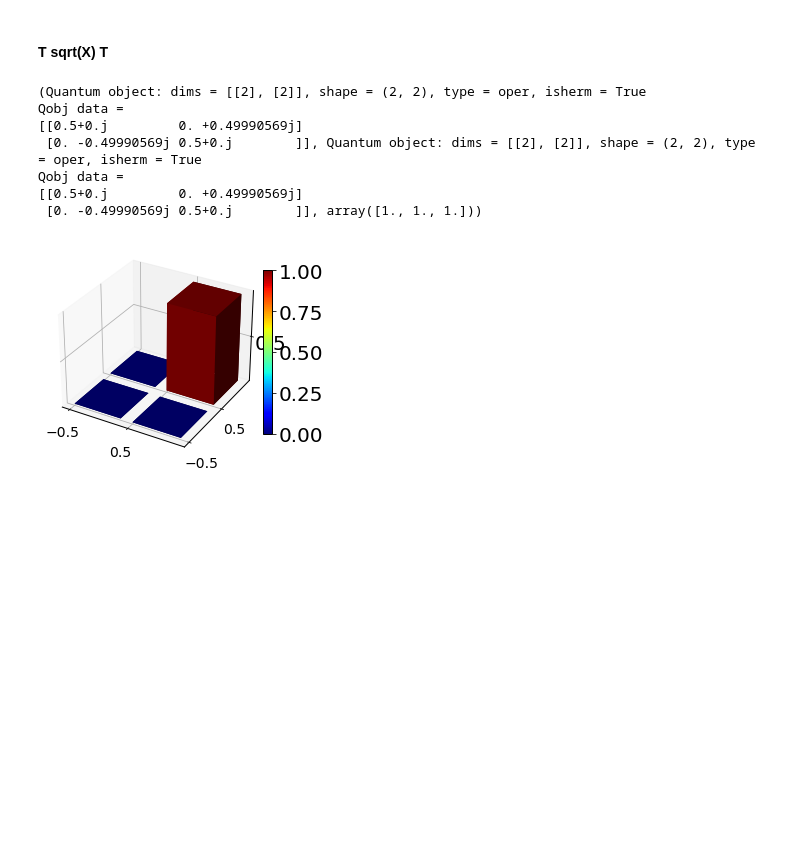
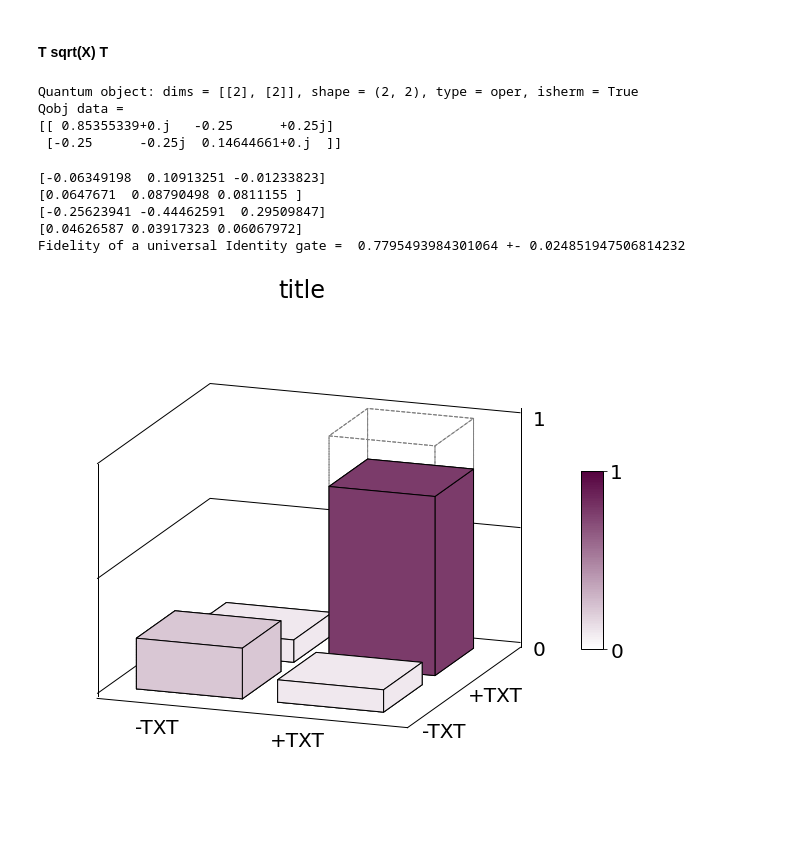
Before and after one commit to lukingroup/simnet, a Jupyter notebook: Notebooks/Blind_SingleNode_dataMatch.ipynb, the cells around one changed output. Cells and saved outputs as stored; diff of their text form; code cells hidden in the pictures; blank space fills up the shorter version.

```diff
--- a/Notebooks/Blind_SingleNode_dataMatch.ipynb
+++ b/Notebooks/Blind_SingleNode_dataMatch.ipynb
@@ -482,13 +456,0 @@ el_rho_final_ideal = TXT*el_initial_yp*TXT.dag()
-# %%
-phi_array  = [np.pi/2, np.pi/2, np.pi/2]
-
-rho_output = single_qubit_universal_blind_gate(el_initial_yp, imperfections, cluster_state_length, phi_array, mu)
-print(rho_output)
-# %% [output]
-(Quantum object: dims = [[2], [2]], shape = (2, 2), type = oper, isherm = True
-Qobj data =
-[[0.5+0.j         0. +0.49990569j]
- [0. -0.49990569j 0.5+0.j        ]], Quantum object: dims = [[2], [2]], shape = (2, 2), type = oper, isherm = True
-Qobj data =
-[[0.5+0.j         0. +0.49990569j]
- [0. -0.49990569j 0.5+0.j        ]], array([1., 1., 1.]))
@@ -680,4 +457,61 @@ el_initial_ym = qt.ket2dm(qt.basis(2, 0)- 1j* qt.basis(2, 1)).unit()
-# %%
-density_matrix_plot(U_transform_ztoy*el_initial_yp*U_transform_ztoy.dag())
-# %% [output]
-[figure, removed]
+# %%
+TsqXT = rz(np.pi/4)*rx(np.pi/2)*rz(np.pi/4)
+el_rho_final_ideal = TsqXT*el_initial_yp*TsqXT.dag()
+print(el_rho_final_ideal)
+# %% [output]
+Quantum object: dims = [[2], [2]], shape = (2, 2), type = oper, isherm = True
+Qobj data =
+[[ 0.85355339+0.j   -0.25      +0.25j]
+ [-0.25      -0.25j  0.14644661+0.j  ]]
+# %%
+n_rounds = 30 # estimate for 6 hrs of run
+
+rho_n_array_cl_txt = np.empty((0, 2, 2), dtype=complex)
+rho_n_array_s_txt = np.empty((0, 2, 2), dtype=complex)
+nxnynz_cl_array_txt =  np.empty((0, 3), dtype=float)
+nxnynz_s_array_txt =  np.empty((0, 3), dtype=float)
+fid_n =  np.empty((0, 2), dtype=float)
+
+for i in range(n_rounds):
+    # if i%100==0:
+    #     print(i)
+    rho_output = single_qubit_universal_blind_gate_with_feedback(el_initial_yp, imperfections, cluster_state_length, phi_array, mu)
+    rho_s = rho_output[0]
+    rho_cl = rho_output[1]
+    rho_n_array_s_txt = np.vstack([rho_n_array_s_txt, [rho_s]])
+    rho_n_array_cl_txt = np.vstack([rho_n_array_cl_txt, [rho_cl]])
+    fid = (qt.fidelity(qt.Qobj(rho_cl), el_rho_final_ideal))**2
+    fid_n = np.append(fid_n, fid)
+    nxnynz_cl = calculate_bloch_components(rho_s)
+    nxnynz_s = calculate_bloch_components(rho_cl)
+    nxnynz_cl_array_txt = np.vstack([nxnynz_cl_array_txt, [nxnynz_cl]])
+    nxnynz_s_array_txt = np.vstack([nxnynz_s_array_txt, [nxnynz_s]])
+nxnynz_tot_cl_txt = np.mean(nxnynz_cl_array_txt, axis = 0)
+nxnynz_tot_s_txt = np.mean(nxnynz_s_array_txt, axis = 0)
+nxnynz_tot_std_cl_txt = np.std(nxnynz_cl_array_txt, axis = 0)/np.sqrt(n_rounds)
+nxnynz_tot_std_s_txt = np.std(nxnynz_s_array_txt, axis = 0)/np.sqrt(n_rounds)
+
+fid_ave_txt = np.mean(fid_n, axis = 0)
+fid_ave_std_txt = np.std(fid_n, axis = 0)/(np.sqrt(n_rounds))
+
+print(nxnynz_tot_cl_txt)
+print(nxnynz_tot_std_cl_txt)
+
+print(nxnynz_tot_s_txt)
+print(nxnynz_tot_std_s_txt)
+
+print("Fidelity of a universal Identity gate = ", fid_ave_txt, "+-", fid_ave_std_txt)
+# %% [output]
+[-0.06349198  0.10913251 -0.01233823]
+[0.0647671  0.08790498 0.0811155 ]
+[-0.25623941 -0.44462591  0.29509847]
+[0.04626587 0.03917323 0.06067972]
+Fidelity of a universal Identity gate =  0.7795493984301064 +- 0.024851947506814232
+# %%
+rho = np.mean(rho_n_array_cl_txt, axis = 0)
+# to TXTy basis
+U_txt = U_transform_ztoy*TsqXT.dag()
+rho_y = U_txt*rho*U_txt.dag()
+plot_from_rho_magic(rho_y, "title", "filename", 'Blues')
+# %% [output]
+[figure, added]
```
Also changed, not shown: parts of 26 cells of this notebook, 3 other files.
